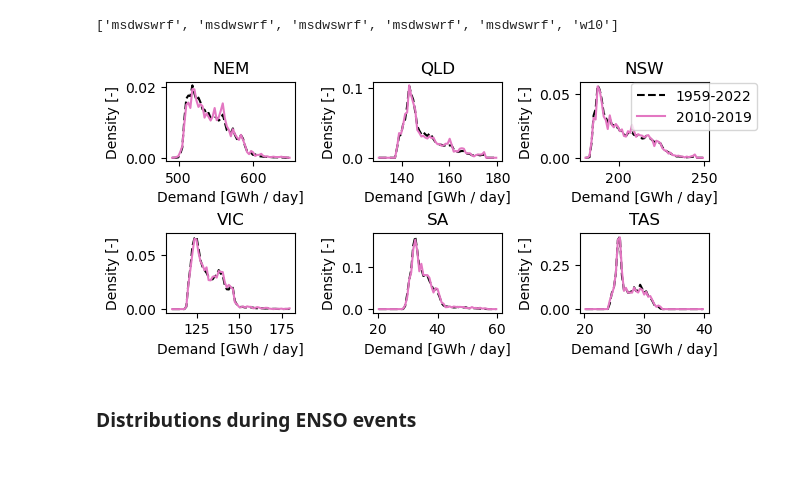
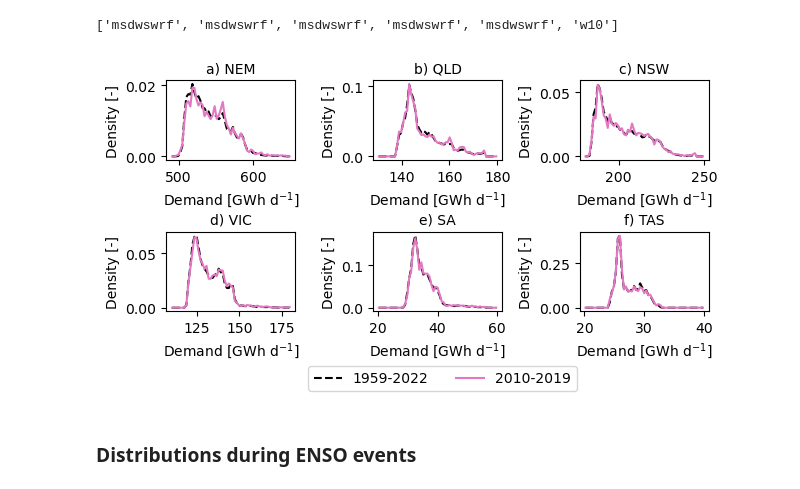
Before and after one commit to dougrichardson/demand_model, a Jupyter notebook: 17_analyse_detrended_NEM_ERA5.ipynb, the cells around one changed output. Saved outputs shown, nothing was run; the diff lists cells and outputs as text; code cells hidden in the pictures.

```diff
--- a/17_analyse_detrended_NEM_ERA5.ipynb
+++ b/17_analyse_detrended_NEM_ERA5.ipynb
@@ -77,10 +77,12 @@ for r in regions:
     ds = ds.rename({"index": "time", "prediction": "demand"})
     ds = ds.assign_coords({"time": pd.to_datetime(ds["time"])})
 
-    to_exc = xr.Dataset.from_dataframe(to_exclude[r])["0"]
-    to_exc = to_exc.rename({"index": "time"})
+#     to_exc = xr.Dataset.from_dataframe(to_exclude[r])["0"]
+#     to_exc = to_exc.rename({"index": "time"})
 
-    pred_ds[r] = ds.where(to_exc == 0)
+#     pred_ds[r] = ds.where(to_exc == 0)
+
+    pred_ds[r] = ds
 # %% [markdown]
 Note:
 For features and hyperparameters, we set `detrended=False` because all models are trained on detrended data, so none of them have "_detrended" in the filename
@@ -327,24 +326,26 @@ second_vars
 second_vars_units = [r"[W m$^{-2}$]", r"[W m$^{-2}$]", r"[W m$^{-2}$]", r"[W m$^{-2}$]", r"[W m$^{-2}$]", "[m / s]"]
 # %%
 fig, ax = plt.subplots(2, 3, figsize=(7,3))
+
+letters = ["a) ", "b) ", "c) ", "d) ", "e) ", "f) "]
 
 for i, r in enumerate(regions):
     # Demand histograms
     hists = [
         get_hist(pred_ds[r]["demand"].sel(time=slice("1959", "2022")) / 1000),
         get_hist(pred_ds[r]["demand"].sel(time=slice("2010", "2019")) / 1000)
     ]
     plot_hist(ax.flatten()[i], hists, ["1959-2022", "2010-2019"],
-              "Demand [GWh / day]", colors=["k", "tab:pink"])
+              r"Demand [GWh d$^{-1}$]", colors=["k", "tab:pink"])
 
-    ax.flatten()[i].set_title(r)
+    ax.flatten()[i].set_title(letters[i] + r, fontsize=10)
 
-ax[0,2].legend(loc=(0.4, 0.4))
+ax[1,1].legend(loc=(-0.5, -1), ncols=2)
 plt.subplots_adjust(wspace=0.6, hspace=0.9)
 
 plt.savefig("figures/demand_long_vs_short.pdf", format="pdf", bbox_inches="tight")
 # %% [output]
-[figure, old version]
+[figure, new version]
 # %% [markdown]
 ### Distributions during ENSO events
 # %% [markdown]
```
Also changed, not shown: parts of 13 cells of this notebook, 2 other files.
